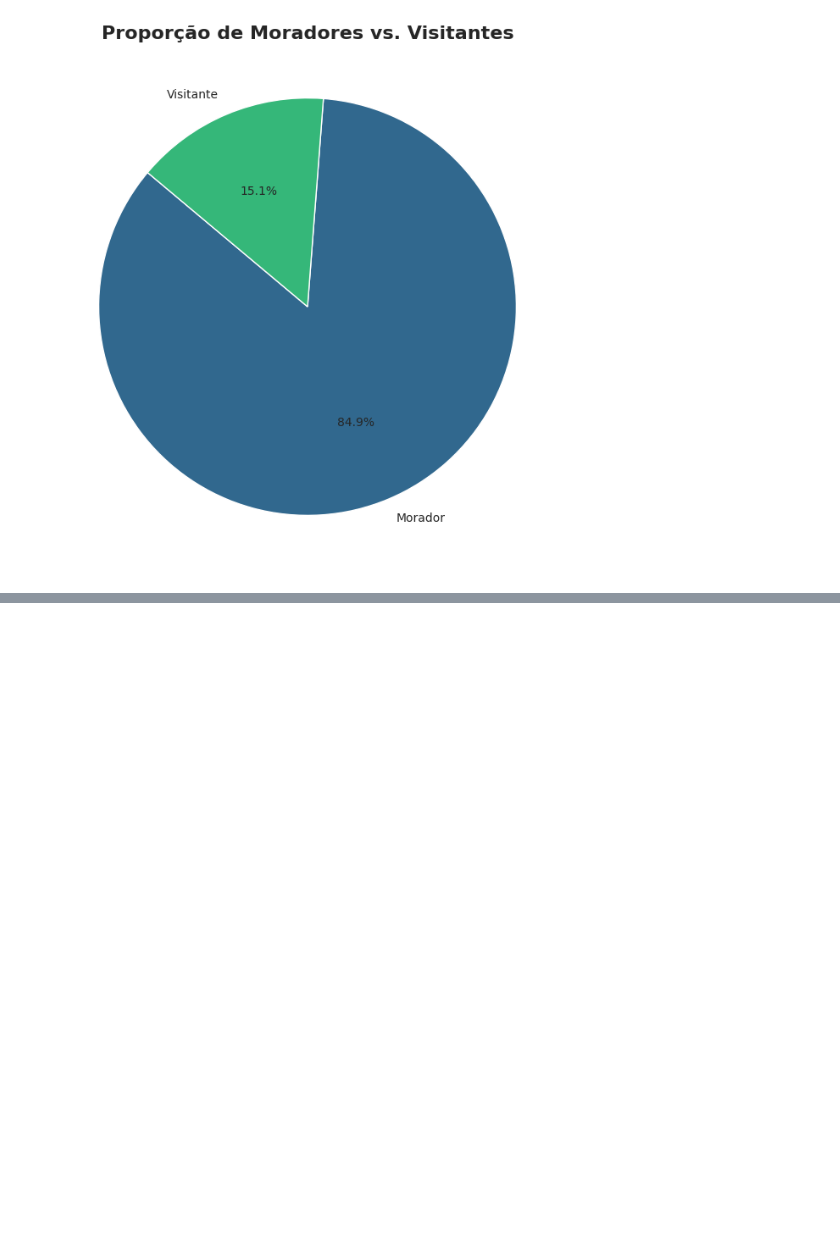
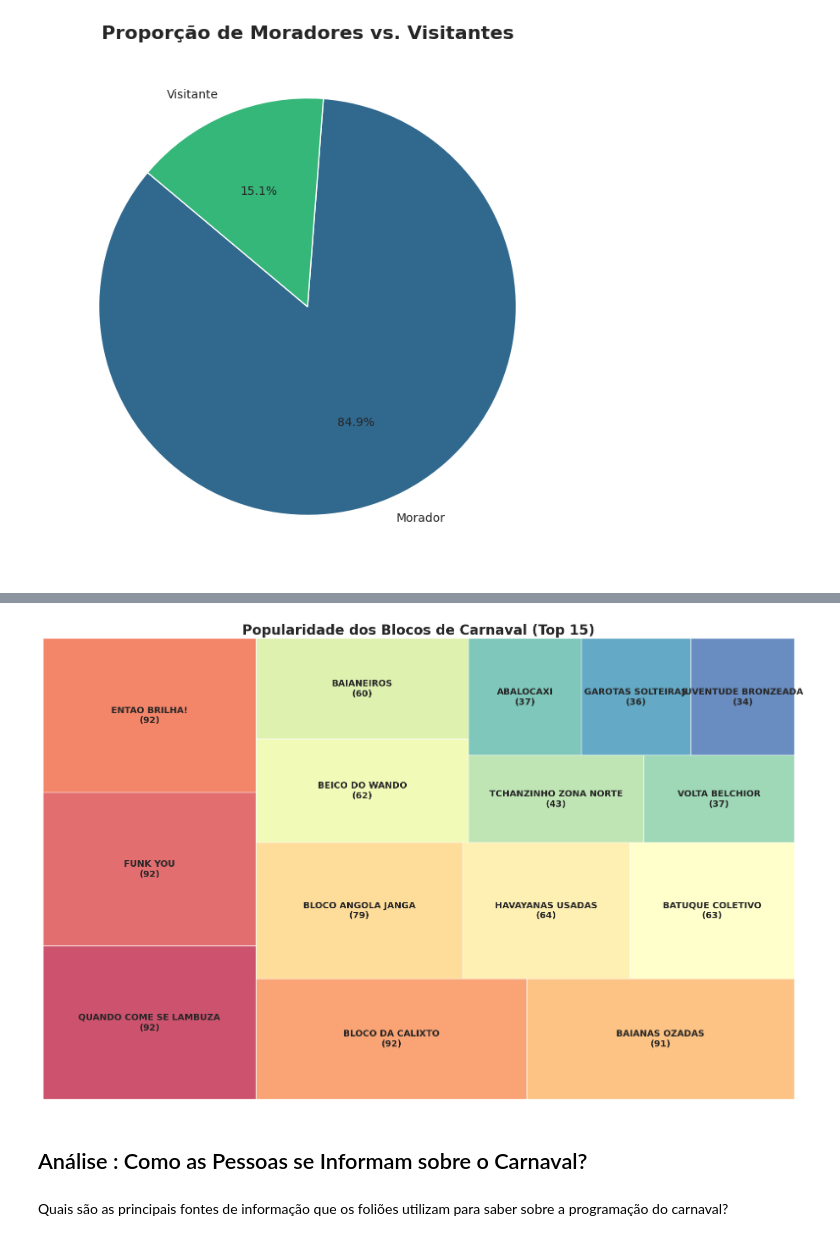
Before and after one commit to larissalvesds/Grupo7_ProjetoFinal, a Jupyter notebook: Anális_do_Carnaval_BH_Python_&_SQL.ipynb, the cells around one changed output, grey strips where cells are left out. Saved outputs shown, nothing was run; the diff lists cells and outputs as text; code cells hidden in the pictures; blank space fills up the shorter version.

```diff
--- a/Anális_do_Carnaval_BH_Python_&_SQL.ipynb
+++ b/Anális_do_Carnaval_BH_Python_&_SQL.ipynb
@@ -180,0 +296,34 @@ Index(['bloquinho', 'idade', 'faixaetaria', 'morador', 'ufpais', 'pernoitar', 'q
+# %%
+# Dados
+import squarify as sq
+
+# Select the top 15 rows from df_blocos and assign them to a new variable
+top_15_blocos = df_blocos.head(15)
+
+sizes = top_15_blocos['total_pessoas']
+labels = [f"{nome}\n({contagem})" for nome, contagem in zip(top_15_blocos['bloquinho'], top_15_blocos['total_pessoas'])]
+
+# Cores vibrantes
+colors = sns.color_palette('Spectral', len(sizes))
+
+# Treemap estilizado
+plt.figure(figsize=(16, 10))
+sq.plot(
+    sizes=sizes,
+    label=labels,
+    color=colors,
+    alpha=0.8,
+    text_kwargs={'fontsize': 13, 'weight': 'bold'},
+
+)
+# Título e layout
+plt.title('Popularidade dos Blocos de Carnaval (Top 15)', fontsize=20, weight='bold')
+plt.axis('off')
+plt.tight_layout()
+plt.show()
+# %% [output]
+[figure, added]
+# %% [markdown]
+## Análise : Como as Pessoas se Informam sobre o Carnaval?
+# %% [markdown]
+Quais são as principais fontes de informação que os foliões utilizam para saber sobre a programação do carnaval?
```
Also changed, not shown: parts of 45 cells of this notebook.
